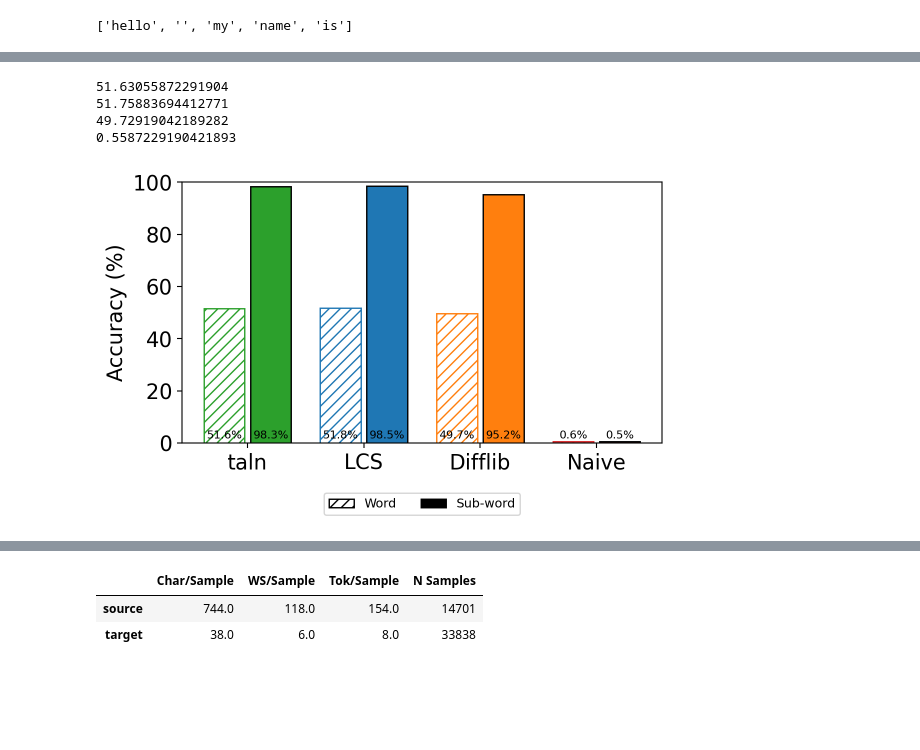
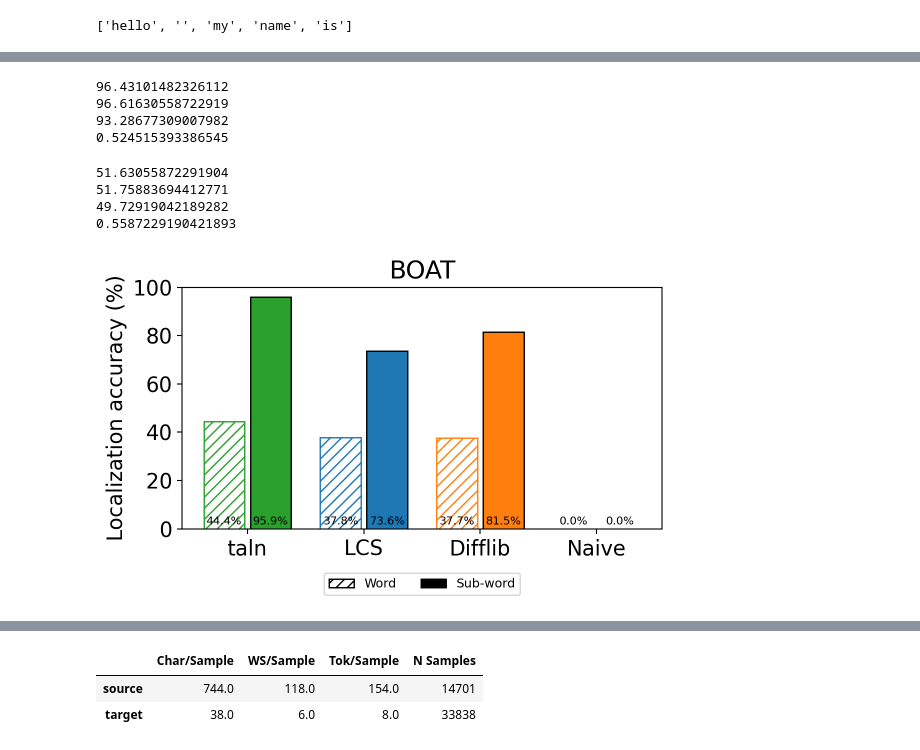
Before and after one commit to sbooeshaghi/taln, a Jupyter notebook: analysis/ablate.ipynb, the cells around one changed output, grey strips where cells are left out. Cells and saved outputs as stored; diff of their text form; code cells hidden in the pictures; blank space fills up the shorter version.

```diff
--- a/analysis/ablate.ipynb
+++ b/analysis/ablate.ipynb
@@ -225,13 +219,37 @@ print(tdf["naive_same"].sum()/tdf.shape[0]*100)
-# %%
-# custom
-print(wdf["custom_same"].sum()/wdf.shape[0]*100)
-print(wdf["lcs_same"].sum()/wdf.shape[0]*100)
-print(wdf["difflib_same"].sum()/wdf.shape[0]*100)
-print(wdf["naive_same"].sum()/wdf.shape[0]*100)
-# %% [output]
-51.63055872291904
-51.75883694412771
-49.72919042189282
-0.5587229190421893
+# %%
+# Localization (non-contiguous): among FULL matches, did we recover an alignment whose
+# bounding-box (start,end) matches the original contiguous span?
+for m in list(methods.keys()):
+    tdf[f"{m}_loc"] = tdf.apply(
+        lambda r: len(set((s, s + len(r.target)) for s in r.idx_start) & r[f"{m}_pairs"]) > 0,
+        axis=1,
+    )
+
+    wdf[f"{m}_loc"] = wdf.apply(
+        lambda r: len(set((s, s + len(r.target.strip())) for s in r.idx_start) & r[f"{m}_pairs"]) > 0,
+        axis=1,
+    )
+# %%
+# Reconstruction accuracy (location-free)
+print(tdf["custom_match"].mean() * 100)
+print(tdf["lcs_match"].mean() * 100)
+print(tdf["difflib_match"].mean() * 100)
+print(tdf["naive_match"].mean() * 100)
+# %% [output]
+96.43101482326112
+96.61630558722919
+93.28677309007982
+0.524515393386545
+# %%
+# Reconstruction accuracy (location-free)
+print(wdf["custom_match"].mean() * 100)
+print(wdf["lcs_match"].mean() * 100)
+print(wdf["difflib_match"].mean() * 100)
+print(wdf["naive_match"].mean() * 100)
+# %% [output]
+51.63055872291904
+51.75883694412771
+49.72919042189282
+0.5587229190421893
 # %%
 tacc = tdf.assign(ntks_ctx=tdf["source"].apply(lambda x: len(tokenize(x, ttype="whitespace")[0]))) \
@@ -262,9 +280,9 @@ x = np.arange(len(methods))
 width = 0.35
 gap = 0.025
 
-# --- sub-word (per-sample accuracy, non-contiguous) ---------------------------
+# --- sub-word (localization accuracy, non-contiguous) -------------------------
 for idx, (label, m) in enumerate(methods.items()):
-    y = 100 * tdf[f"{m}_same"].astype(int)
+    y = 100 * tdf[f"{m}_loc"].astype(int)
     y_mean = y.mean()
 
     center = idx + (width/2 + gap)
@@ -278,9 +296,9 @@ for idx, (label, m) in enumerate(methods.items()):
     ax.text(center, 1, f"{y_mean:.1f}%",
             ha="center", va="bottom", fontsize=8)
 
-# --- word (per-sample accuracy, non-contiguous) -------------------------------
+# --- word (localization accuracy, non-contiguous) -----------------------------
 for idx, (label, m) in enumerate(methods.items()):
-    y = 100 * wdf[f"{m}_same"].astype(int)
+    y = 100 * wdf[f"{m}_loc"].astype(int)
     y_mean = y.mean()
 
     center = idx - (width/2 + gap)
@@ -296,33 +314,33 @@ for idx, (label, m) in enumerate(methods.items()):
     ax.text(center, 1, f"{y_mean:.1f}%",
             ha="center", va="bottom", fontsize=8)
 
 # --- axes / labels -----------------------------------------------------------
 ax.set(
-    ylabel="Accuracy (%)",
+    ylabel="Localization accuracy (%)",
     xticks=x,
     xticklabels=list(methods.keys()),
     ylim=(0, 100),
-    # title="Non-contiguous alignment",
+    title="BOAT",
 )
 
 # legend
 legend_elements = [
     Patch(facecolor="white", edgecolor="black", hatch="///", label="Word"),
     Patch(facecolor="k", edgecolor="black", label="Sub-word"),
 ]
 
 
 
 ax.legend(
     handles=legend_elements,
     loc="lower center",
     bbox_to_anchor=(0.5, -0.3),
     ncol=2,
     frameon=True,
     fontsize=9,
 )
 
 plt.tight_layout()
 plt.show()
 # %% [output]
-[figure, old version]
+[figure, new version]
```
Also changed, not shown: parts of 69 cells of this notebook, 8 other files.
